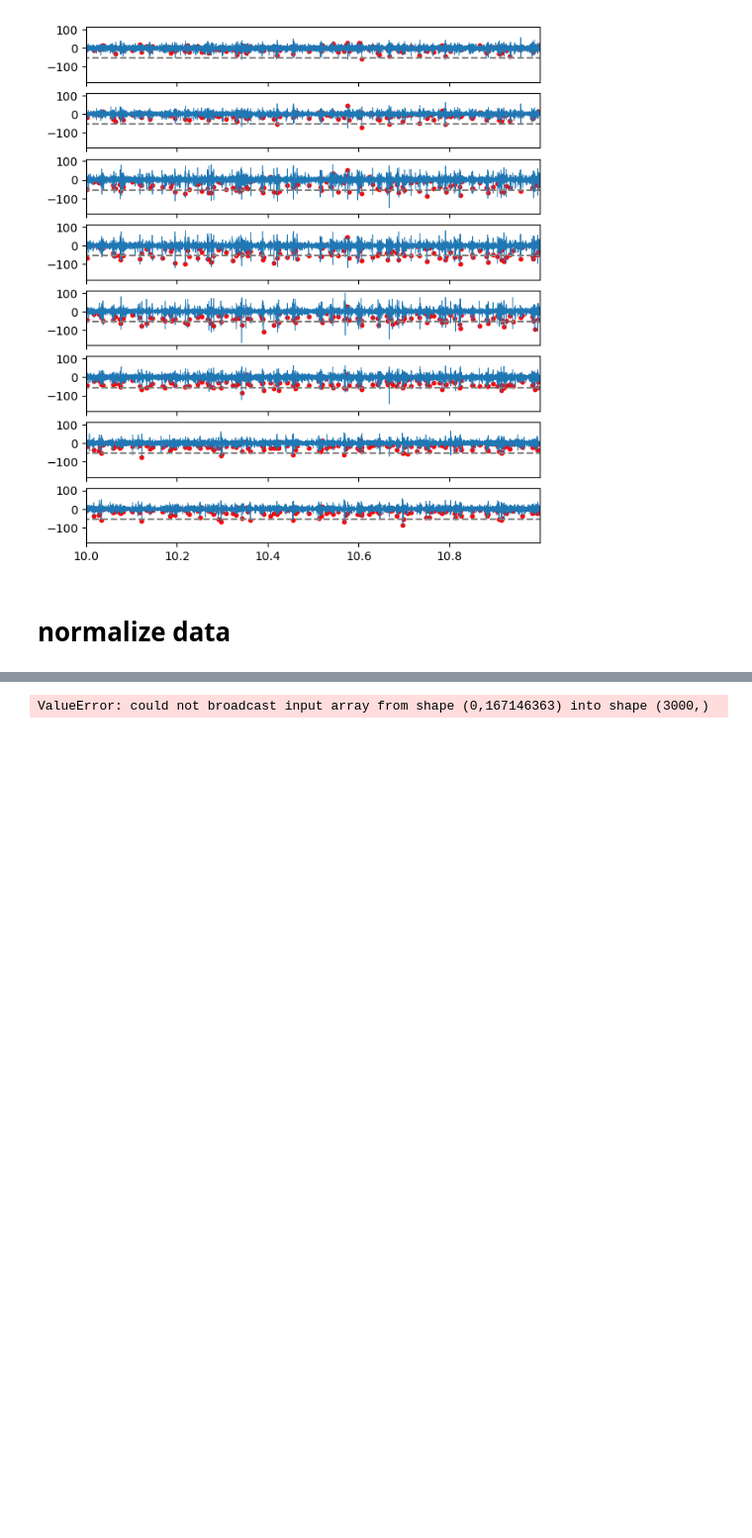
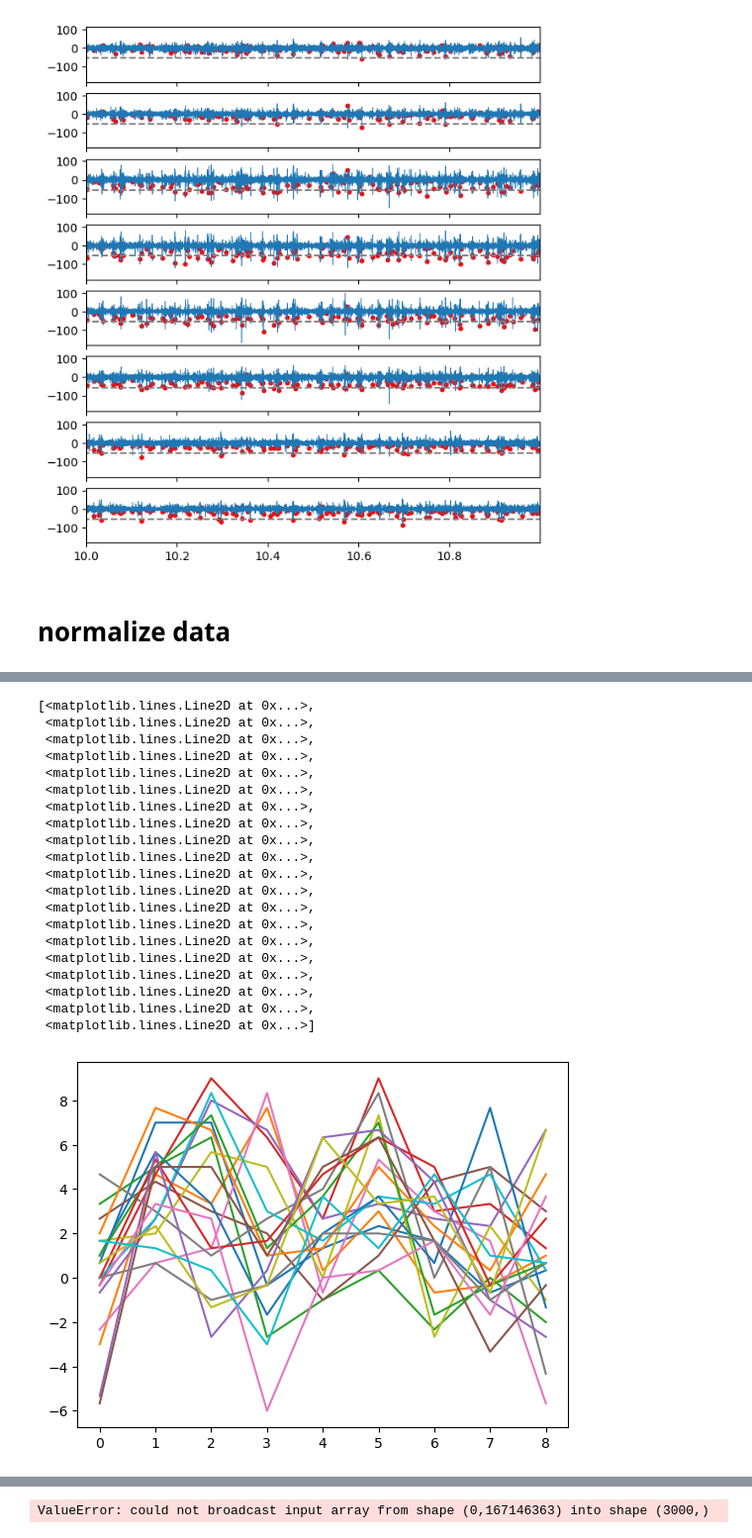
Before and after one commit to AFurryBear/realtime_rf_analysis, a Jupyter notebook: post_data_analysis.ipynb, the cells around one changed output, grey strips where cells are left out. Shown at 99% size. Saved outputs shown, nothing was run; the diff lists cells and outputs as text; code cells hidden in the pictures; blank space fills up the shorter version.

```diff
--- a/post_data_analysis.ipynb
+++ b/post_data_analysis.ipynb
@@ -332,3 +349,27 @@ plt.plot(time_series, spike_counts,color='black',linewidth=.5)
+# %%
+plt.plot(normalized_Spk)
+# %% [output]
+[<matplotlib.lines.Line2D at 0x...>,
+ <matplotlib.lines.Line2D at 0x...>,
+ <matplotlib.lines.Line2D at 0x...>,
+ <matplotlib.lines.Line2D at 0x...>,
+ <matplotlib.lines.Line2D at 0x...>,
+ <matplotlib.lines.Line2D at 0x...>,
+ <matplotlib.lines.Line2D at 0x...>,
+ <matplotlib.lines.Line2D at 0x...>,
+ <matplotlib.lines.Line2D at 0x...>,
+ <matplotlib.lines.Line2D at 0x...>,
+ <matplotlib.lines.Line2D at 0x...>,
+ <matplotlib.lines.Line2D at 0x...>,
+ <matplotlib.lines.Line2D at 0x...>,
+ <matplotlib.lines.Line2D at 0x...>,
+ <matplotlib.lines.Line2D at 0x...>,
+ <matplotlib.lines.Line2D at 0x...>,
+ <matplotlib.lines.Line2D at 0x...>,
+ <matplotlib.lines.Line2D at 0x...>,
+ <matplotlib.lines.Line2D at 0x...>,
+ <matplotlib.lines.Line2D at 0x...>]
+[figure, added]
 # %%
 import matplotlib.pyplot as plt
 import numpy as np
```
Also changed, not shown: parts of 9 cells of this notebook.
